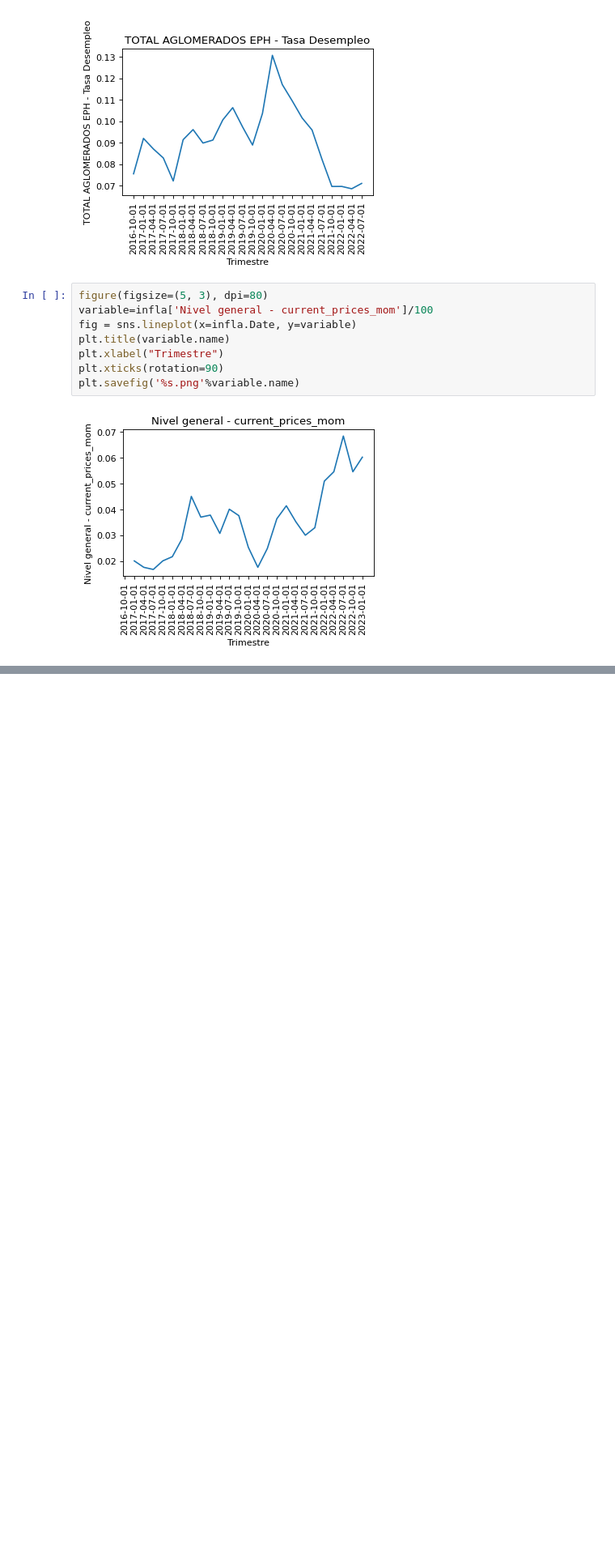
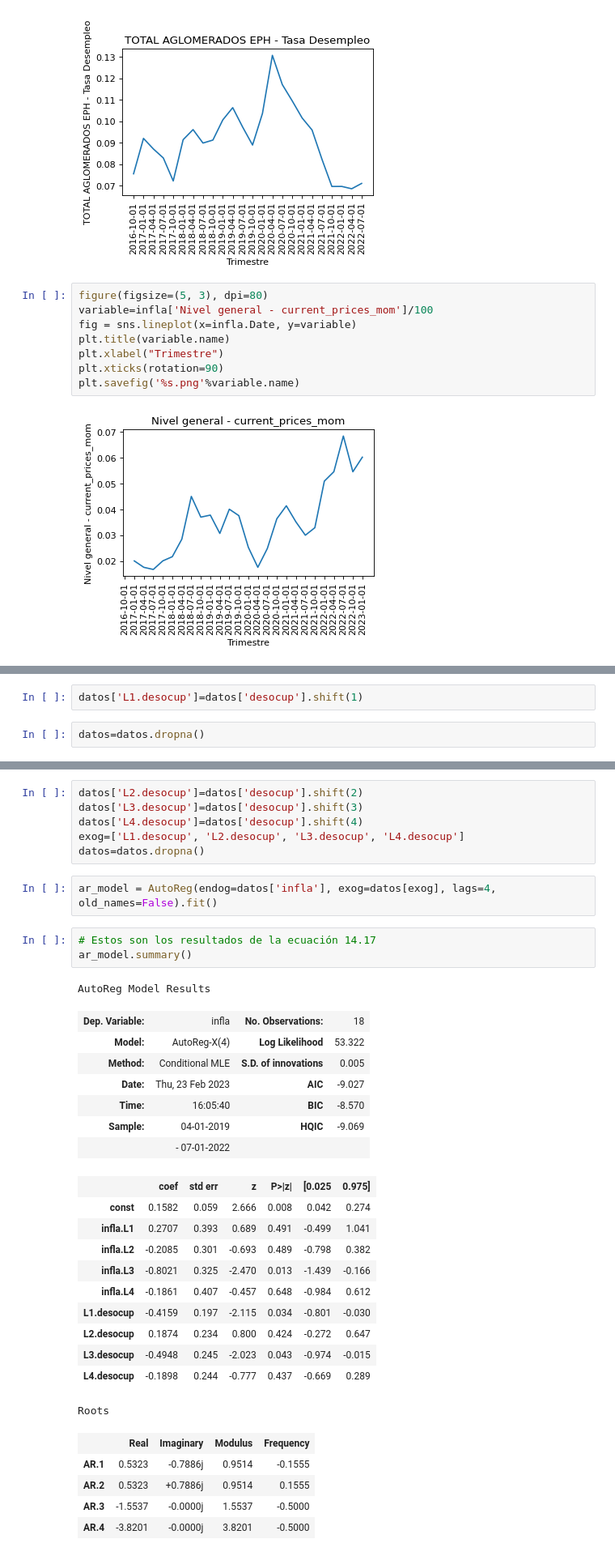
Before and after one commit to luciojosep/AnalisisCuantitativoAvanzado, a Jupyter notebook: S&W_Chp14.ipynb, the cells around one changed output, grey strips where cells are left out. Shown at 81% size. Saved outputs shown, nothing was run; the diff lists cells and outputs as text; blank space fills up the shorter version.

```diff
--- a/S&W_Chp14.ipynb
+++ b/S&W_Chp14.ipynb
@@ -84,0 +142,4 @@ dtype: float64
+# %%
+datos['L1.desocup']=datos['desocup'].shift(1)
+# %%
+datos=datos.dropna()
@@ -84,0 +173,36 @@ dtype: float64
+# %%
+datos['L2.desocup']=datos['desocup'].shift(2)
+datos['L3.desocup']=datos['desocup'].shift(3)
+datos['L4.desocup']=datos['desocup'].shift(4)
+exog=['L1.desocup', 'L2.desocup', 'L3.desocup', 'L4.desocup']
+datos=datos.dropna()
+# %%
+ar_model = AutoReg(endog=datos['infla'], exog=datos[exog], lags=4, old_names=False).fit()
+# %%
+# Estos son los resultados de la ecuación 14.17
+ar_model.summary()
+# %% [output]
+AutoReg Model Results
+| Dep. Variable: | infla | No. Observations: | 18 |
+| Model: | AutoReg-X(4) | Log Likelihood | 53.322 |
+| Method: | Conditional MLE | S.D. of innovations | 0.005 |
+| Date: | Thu, 23 Feb 2023 | AIC | -9.027 |
+| Time: | 16:05:40 | BIC | -8.570 |
+| Sample: | 04-01-2019 | HQIC | -9.069 |
+|  | - 07-01-2022 |  |  |
+|  | coef | std err | z | P>|z| | [0.025 | 0.975] |
+| const | 0.1582 | 0.059 | 2.666 | 0.008 | 0.042 | 0.274 |
+| infla.L1 | 0.2707 | 0.393 | 0.689 | 0.491 | -0.499 | 1.041 |
+| infla.L2 | -0.2085 | 0.301 | -0.693 | 0.489 | -0.798 | 0.382 |
+| infla.L3 | -0.8021 | 0.325 | -2.470 | 0.013 | -1.439 | -0.166 |
+| infla.L4 | -0.1861 | 0.407 | -0.457 | 0.648 | -0.984 | 0.612 |
+| L1.desocup | -0.4159 | 0.197 | -2.115 | 0.034 | -0.801 | -0.030 |
+| L2.desocup | 0.1874 | 0.234 | 0.800 | 0.424 | -0.272 | 0.647 |
+| L3.desocup | -0.4948 | 0.245 | -2.023 | 0.043 | -0.974 | -0.015 |
+| L4.desocup | -0.1898 | 0.244 | -0.777 | 0.437 | -0.669 | 0.289 |
+Roots
+|  | Real | Imaginary | Modulus | Frequency |
+| AR.1 | 0.5323 | -0.7886j | 0.9514 | -0.1555 |
+| AR.2 | 0.5323 | +0.7886j | 0.9514 | 0.1555 |
+| AR.3 | -1.5537 | -0.0000j | 1.5537 | -0.5000 |
+| AR.4 | -3.8201 | -0.0000j | 3.8201 | -0.5000 |
```
Also changed, not shown: parts of 19 cells of this notebook.
